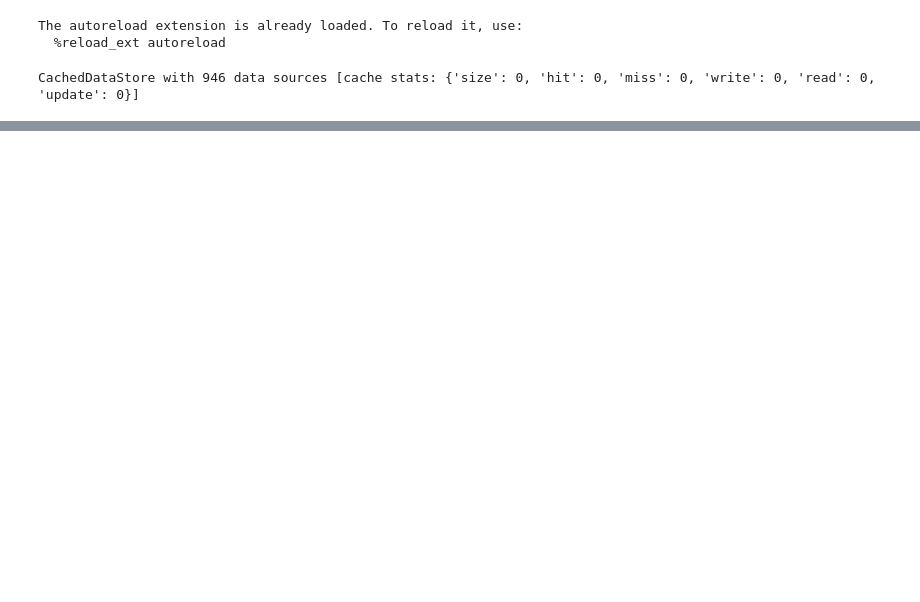
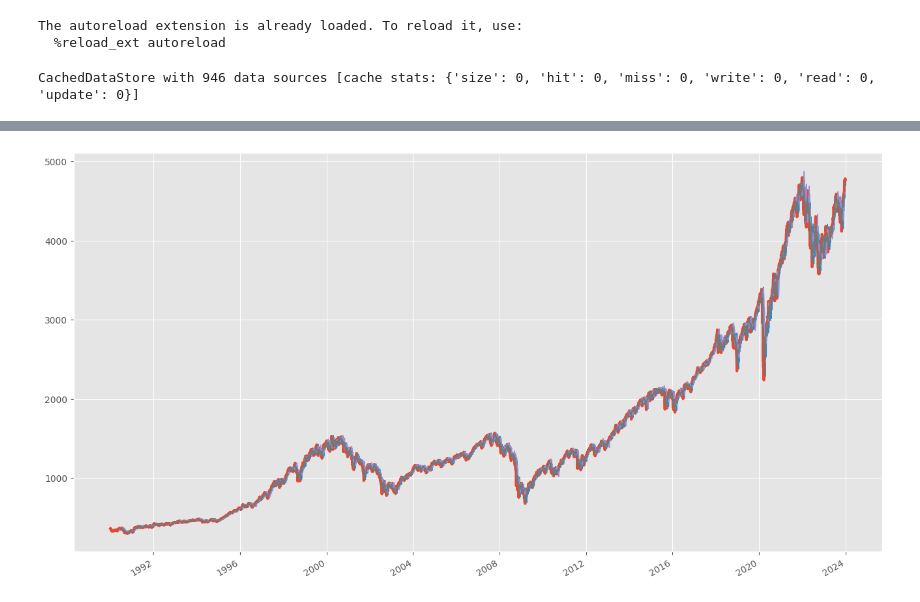
Before and after one commit to manidmt/TFG, a Jupyter notebook: jupyter/TFG_testing/ModelExperimentFactory_test.ipynb, the cells around one changed output, grey strips where cells are left out. Cells and saved outputs as stored; diff of their text form; code cells hidden in the pictures; blank space fills up the shorter version.

Commit message:
SVR completed, notebook models comparation created

```diff
--- a/jupyter/TFG_testing/ModelExperimentFactory_test.ipynb
+++ b/jupyter/TFG_testing/ModelExperimentFactory_test.ipynb
@@ -109,0 +195,17 @@ print(absolute_predictions)
+# %%
+from financial.momentum.models.SVR import SVRModelFactory
+
+factory = SVRModelFactory()
+config = {
+    "mode": "global",
+    "datastore": datastore,
+    "ticker": ticker,
+    "model_factory": factory,
+    "name": "global_svr_first_experiment",
+    "start_year": start_date,
+    "end_year": end_date
+}
+# %%
+experiment_svr = ModelExperimentFactory.create_experiment(config)
+experiment_svr.run()
+print(experiment_svr.predictions)
@@ -109,0 +227,3 @@ print(absolute_predictions)
+# %%
+absolute_predictions_svr = experiment_svr.reconstruct_absolute_predictions_from_relative()
+print(absolute_predictions_svr)
@@ -109,0 +243,21 @@ print(absolute_predictions)
+# %%
+%matplotlib inline
+import matplotlib.pyplot as plt
+from matplotlib import style
+
+# Adjusting the size of matplotlib
+import matplotlib as mpl
+
+mpl.rc('figure', figsize=(16, 9))
+mpl.__version__
+style.use('ggplot')
+def plot_series(series: list[pd.Series], start_date: str=None, end_date: str=None):
+    for i, serie in enumerate(series):
+            linewidth = 1.0  # Grosor de línea predeterminado
+            if i == 0:  # Si es la primera serie en la lista (índice 0)
+                linewidth = 3.0  # Grosor de línea mayor
+            serie[start_date:end_date].plot(linewidth=linewidth)
+# %%
+plot_series([data, absolute_predictions_linear, absolute_predictions_svr, absolute_predictions_forest])
+# %% [output]
+[figure, added]
```
Also changed, not shown: parts of 20 cells of this notebook, 7 other files.
